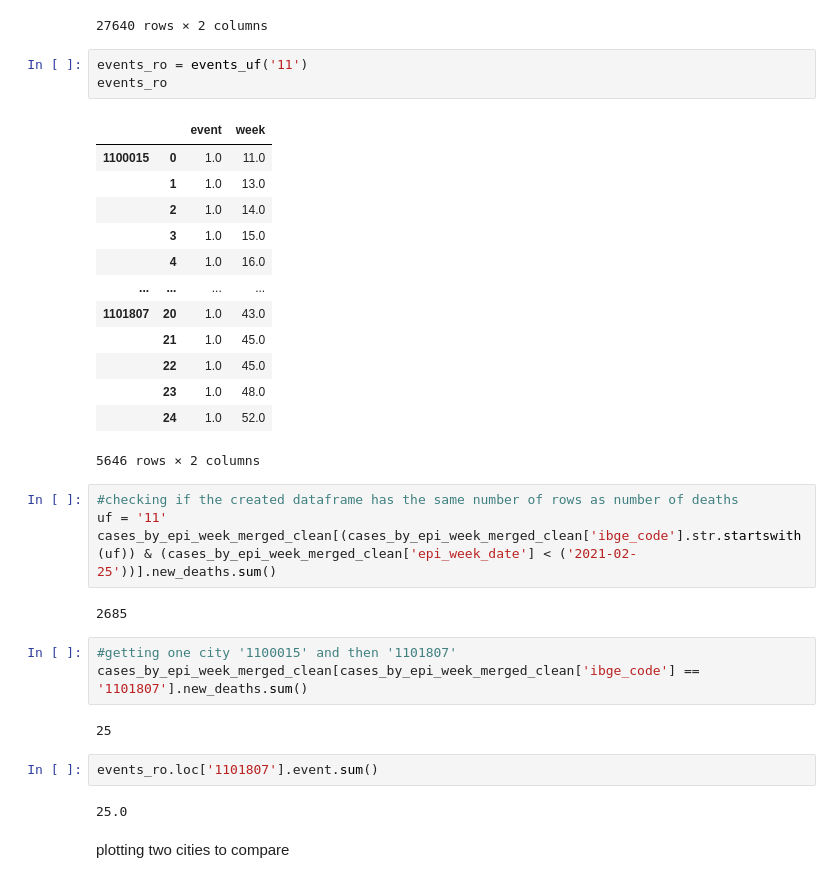
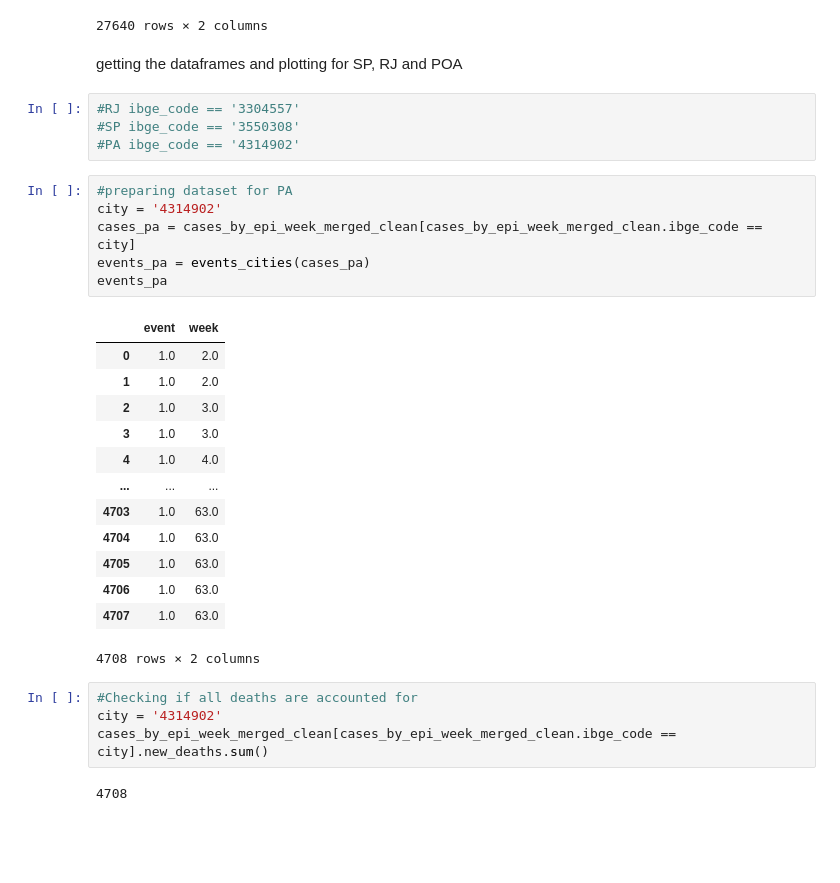
Before and after one commit to alexandrepereiraarq/COVIDGI, a Jupyter notebook: CVGI_MR_05_analysis.ipynb, the cells around one changed output. Drawn from its saved outputs; the diff is of its cells as text; blank space fills up the shorter version.

```diff
--- a/CVGI_MR_05_analysis.ipynb
+++ b/CVGI_MR_05_analysis.ipynb
@@ -107,37 +107,35 @@ events_rs
 |  | 38 | 1.0 | 55.0 |
 |  | 39 | 1.0 | 56.0 |
 27640 rows × 2 columns
-# %%
-events_ro = events_uf('11')
-events_ro
-# %% [output]
-|  |  | event | week |
-| 1100015 | 0 | 1.0 | 11.0 |
-|  | 1 | 1.0 | 13.0 |
-|  | 2 | 1.0 | 14.0 |
-|  | 3 | 1.0 | 15.0 |
-|  | 4 | 1.0 | 16.0 |
-| ... | ... | ... | ... |
-| 1101807 | 20 | 1.0 | 43.0 |
-|  | 21 | 1.0 | 45.0 |
-|  | 22 | 1.0 | 45.0 |
-|  | 23 | 1.0 | 48.0 |
-|  | 24 | 1.0 | 52.0 |
-5646 rows × 2 columns
-# %%
-#checking if the created dataframe has the same number of rows as number of deaths
-uf = '11'
-cases_by_epi_week_merged_clean[(cases_by_epi_week_merged_clean['ibge_code'].str.startswith(uf)) & (cases_by_epi_week_merged_clean['epi_week_date'] < ('2021-02-25'))].new_deaths.sum()
-# %% [output]
-2685
+# %% [markdown]
+getting the dataframes and plotting for SP, RJ and POA
+# %%
+#RJ ibge_code == '3304557'
+#SP ibge_code == '3550308'
+#PA ibge_code == '4314902'
+# %%
+#preparing dataset for PA
+city = '4314902'
+cases_pa = cases_by_epi_week_merged_clean[cases_by_epi_week_merged_clean.ibge_code == city]
+events_pa = events_cities(cases_pa)
+events_pa
+# %% [output]
+|  | event | week |
+| 0 | 1.0 | 2.0 |
+| 1 | 1.0 | 2.0 |
+| 2 | 1.0 | 3.0 |
+| 3 | 1.0 | 3.0 |
+| 4 | 1.0 | 4.0 |
+| ... | ... | ... |
+| 4703 | 1.0 | 63.0 |
+| 4704 | 1.0 | 63.0 |
+| 4705 | 1.0 | 63.0 |
+| 4706 | 1.0 | 63.0 |
+| 4707 | 1.0 | 63.0 |
+4708 rows × 2 columns
 # %%
-#getting one city '1100015' and then '1101807'
-cases_by_epi_week_merged_clean[cases_by_epi_week_merged_clean['ibge_code'] == '1101807'].new_deaths.sum()
+#Checking if all deaths are accounted for
+city = '4314902'
+cases_by_epi_week_merged_clean[cases_by_epi_week_merged_clean.ibge_code == city].new_deaths.sum()
 # %% [output]
-25
+4708
-# %%
-events_ro.loc['1101807'].event.sum()
-# %% [output]
-25.0
-# %% [markdown]
-plotting two cities to compare
```
Also changed, not shown: parts of 14 cells of this notebook, 1 other file.
